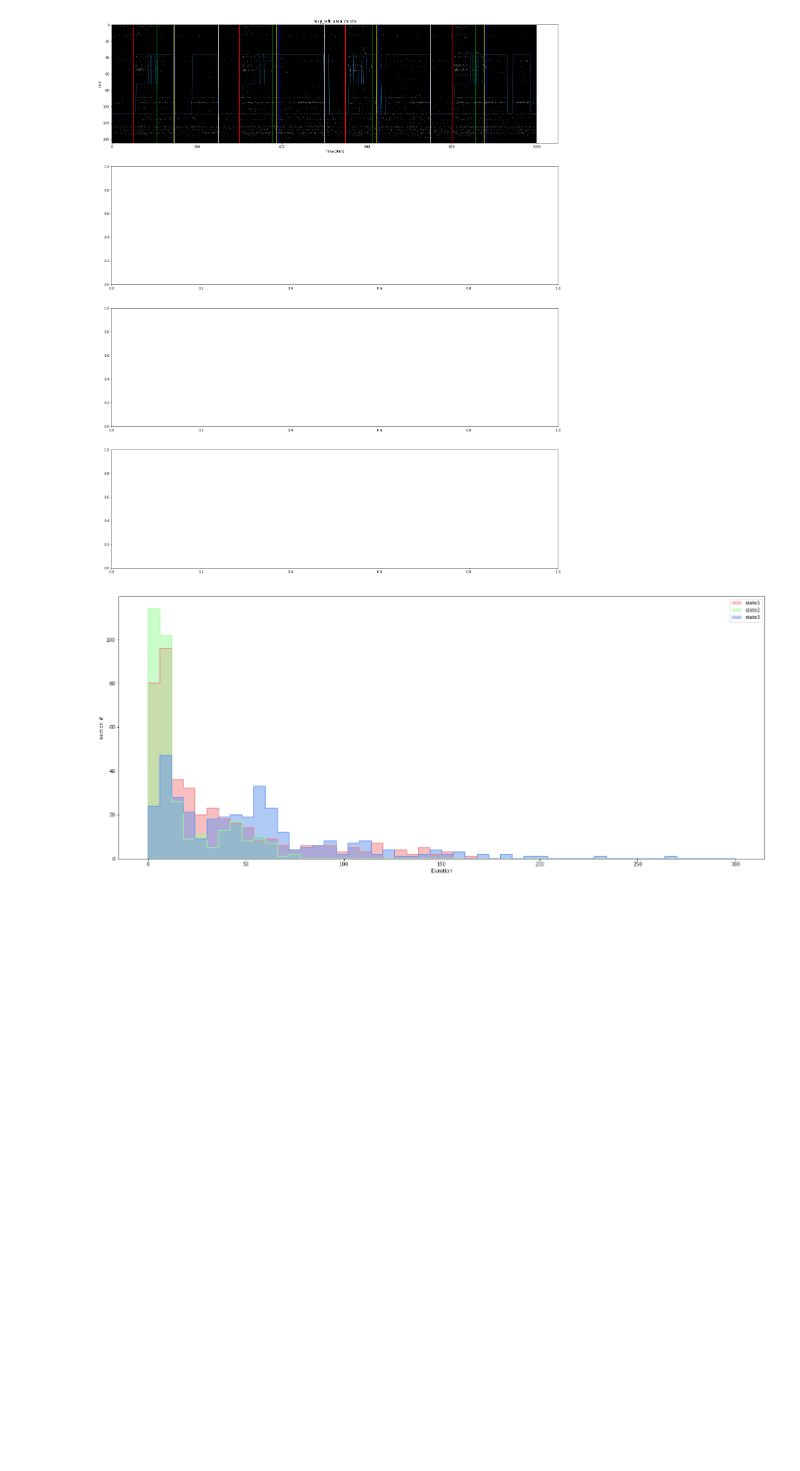
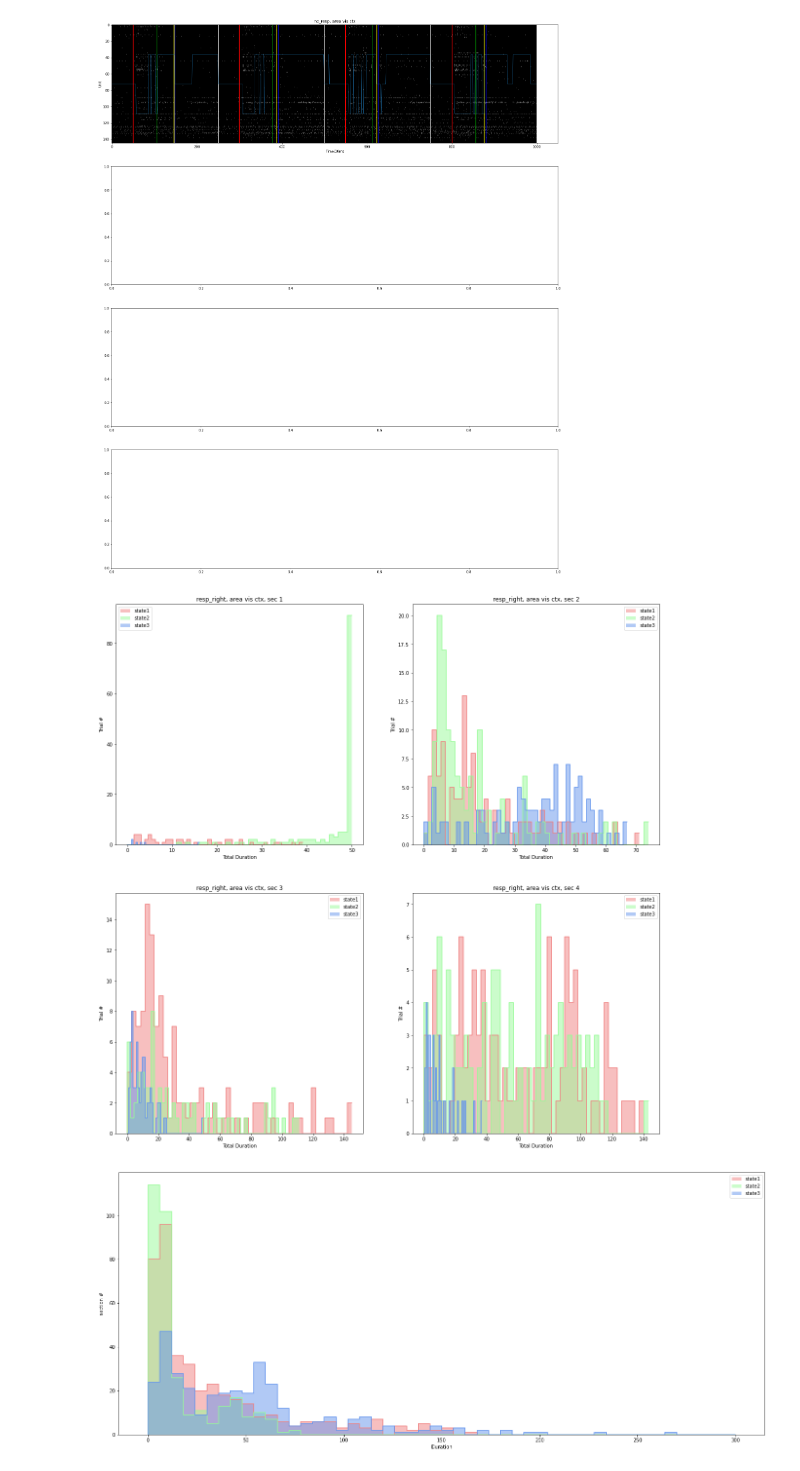
Before and after one commit to NMA2022Chaosfan/HMM_SteinmetzDataset, a Jupyter notebook: statistical_analysis.ipynb, the cells around one changed output. Saved outputs shown, nothing was run; the diff lists cells and outputs as text; code cells hidden in the pictures; blank space fills up the shorter version.

Commit message:
Add files via upload
Add histogram according to different section

```diff
--- a/statistical_analysis.ipynb
+++ b/statistical_analysis.ipynb
@@ -185 +195,12 @@ def plot_hist_duration(states_seq, trials, time_bins,num_states,trial_types,regi
     plt.legend()
+# %%
+states_seq_rs = states_seq.reshape(neural_activity_resp_left.shape[1],time_bins)
+states_seq_r1 = states_seq_rs[:,:tags[i,0]]
+states_seq_r2 = states_seq_rs[:,tags[i,0]:tags[i,1]]
+states_seq_r3 = states_seq_rs[:,tags[i,1]:tags[i,2]]
+states_seq_r4 = states_seq_rs[:,tags[i,3]:]
+# %%
+states = np.array([[0,2], [0,1]])
+counts = np.array([[201,304], [22.24]])
+for i in zip(states,counts):
+    print(i)
@@ -221,6 +296,12 @@ plt.tight_layout
 plt.show()
 # %% [output]
 [figure]
+# %%
+kwargs = {"stim_onset":stim_onset,"gocue":gocue,"feedback_time":feedback_time,"response_time":response_time,
+         "trial_type":trial_types[2],"region":regions[0]}
+plot_hist_sepa_duration(states_seq, neural_activity_resp_left.shape[1], time_bins, num_states,**kwargs)
+# %% [output]
+[figure, added]
 # %%
 plot_hist_transition(states_seq)
 # %% [output]
```
Also changed, not shown: parts of 6 cells of this notebook.
